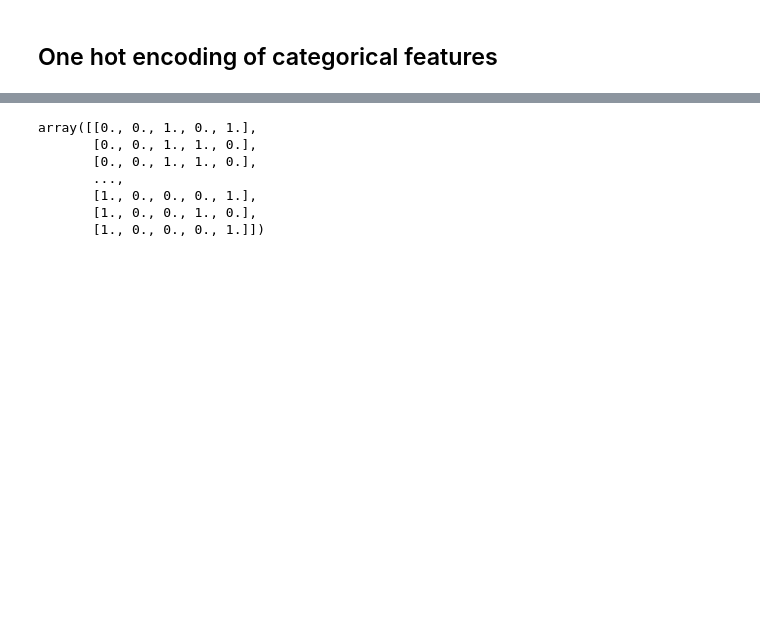
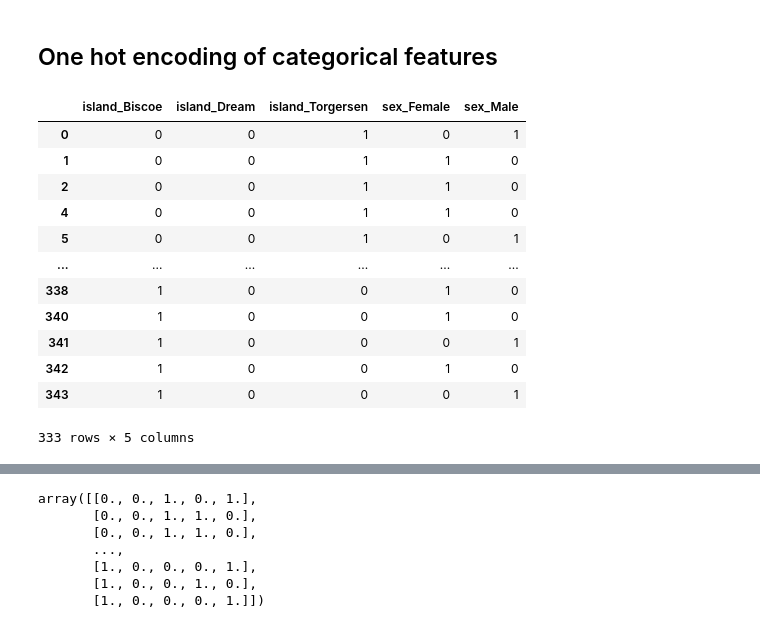
Before and after one commit to get-to-work-together/Python-Data-Analyse-Defensie, a Jupyter notebook: Opdrachten/uitwerkingen/Pinguin dataset.ipynb, the cells around one changed output, grey strips where cells are left out. Cells and saved outputs as stored; diff of their text form; code cells hidden in the pictures; blank space fills up the shorter version.

```diff
--- a/Opdrachten/uitwerkingen/Pinguin dataset.ipynb
+++ b/Opdrachten/uitwerkingen/Pinguin dataset.ipynb
@@ -93,3 +93,19 @@ from sklearn.preprocessing import OneHotEncoder
 categorical_features = ['island','sex']
 # %%
 df[categorical_features] = df[categorical_features].astype('category')
+# %%
+pd.get_dummies(df[categorical_features])
+# %% [output]
+|  | island_Biscoe | island_Dream | island_Torgersen | sex_Female | sex_Male |
+| 0 | 0 | 0 | 1 | 0 | 1 |
+| 1 | 0 | 0 | 1 | 1 | 0 |
+| 2 | 0 | 0 | 1 | 1 | 0 |
+| 4 | 0 | 0 | 1 | 1 | 0 |
+| 5 | 0 | 0 | 1 | 0 | 1 |
+| ... | ... | ... | ... | ... | ... |
+| 338 | 1 | 0 | 0 | 1 | 0 |
+| 340 | 1 | 0 | 0 | 1 | 0 |
+| 341 | 1 | 0 | 0 | 0 | 1 |
+| 342 | 1 | 0 | 0 | 1 | 0 |
+| 343 | 1 | 0 | 0 | 0 | 1 |
+333 rows × 5 columns
```
Also changed, not shown: parts of 3 cells of this notebook, 15 other files.
